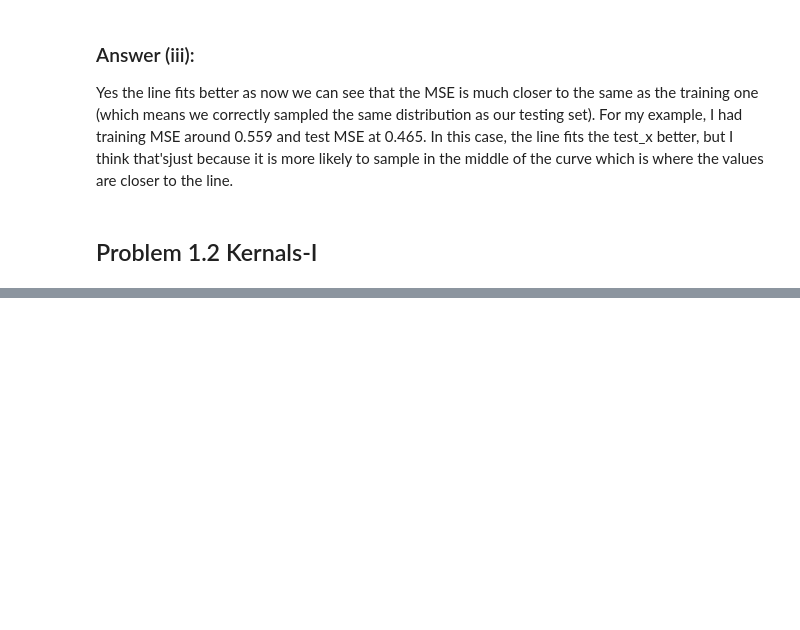
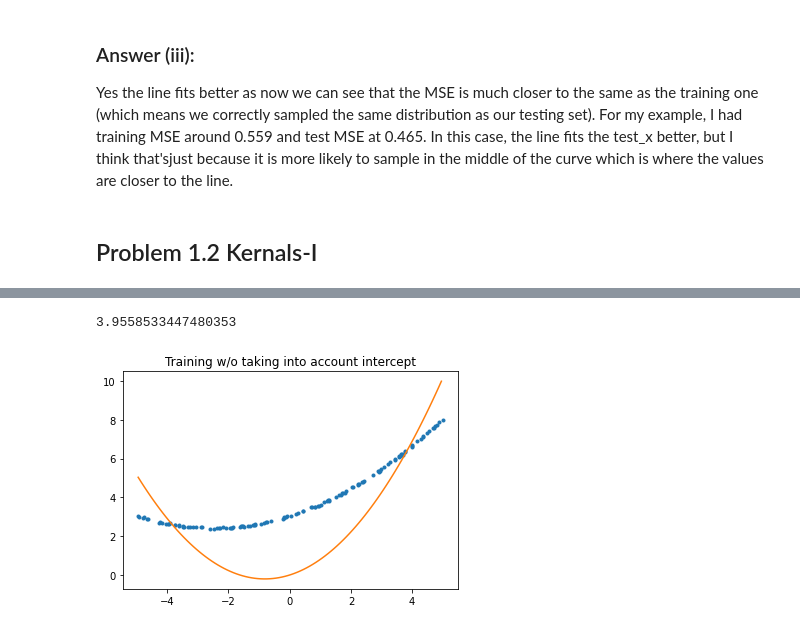
Before and after one commit to ben44496/2021-spring-notes, a Jupyter notebook: 498dv/CS498PS2/problem_1.ipynb, the cells around one changed output, grey strips where cells are left out. Cells and saved outputs as stored; diff of their text form; code cells hidden in the pictures; blank space fills up the shorter version.

```diff
--- a/498dv/CS498PS2/problem_1.ipynb
+++ b/498dv/CS498PS2/problem_1.ipynb
@@ -107,0 +138,16 @@ tts
+# %%
+# Part (iv)
+# Since I have already charter with intercept above, I shall not do it again. Instead I will do it without intercept here.
+squared_wo_intercept = LinearRegression(fit_intercept=False)
+squared_wo_intercept.fit(train_x, train_y)
+y_pred = squared_wo_intercept.predict(test_x)
+a, b = squared_wo_intercept.coef_
+x2 = np.arange(test_x[:,1].min(), test_x[:,1].max(), 0.1)
+y2 = a*x**2 + b*x
+plt.plot(test_x[:,1], test_y, ".")
+plt.plot(x2, y2)
+plt.title("Training w/o taking into account intercept")
+mean_squared_error(y_pred, test_y)
+# %% [output]
+3.9558533447480353
+[figure, added]
```
Also changed, not shown: parts of 10 cells of this notebook, 1 other file.
